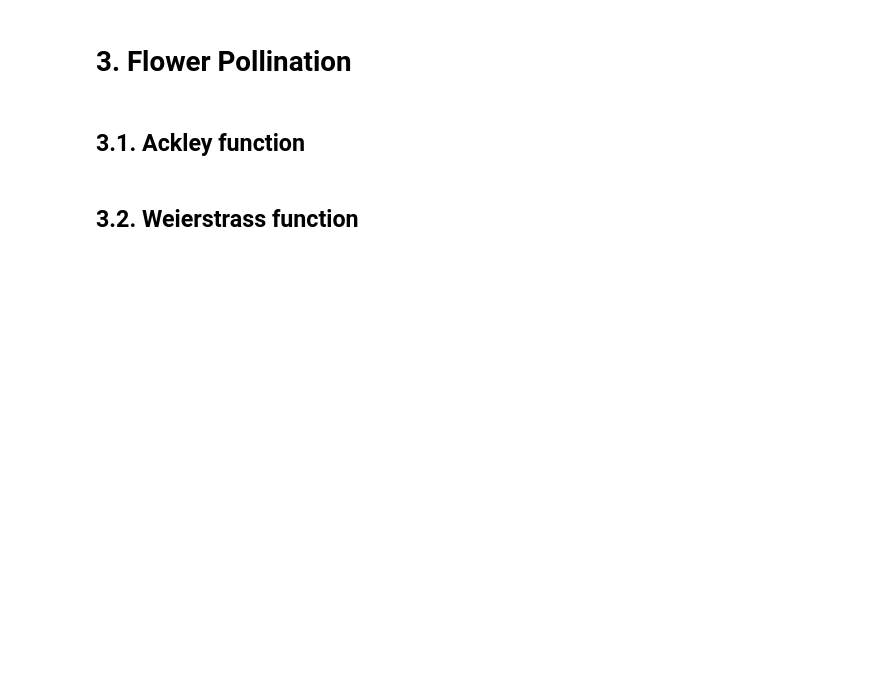
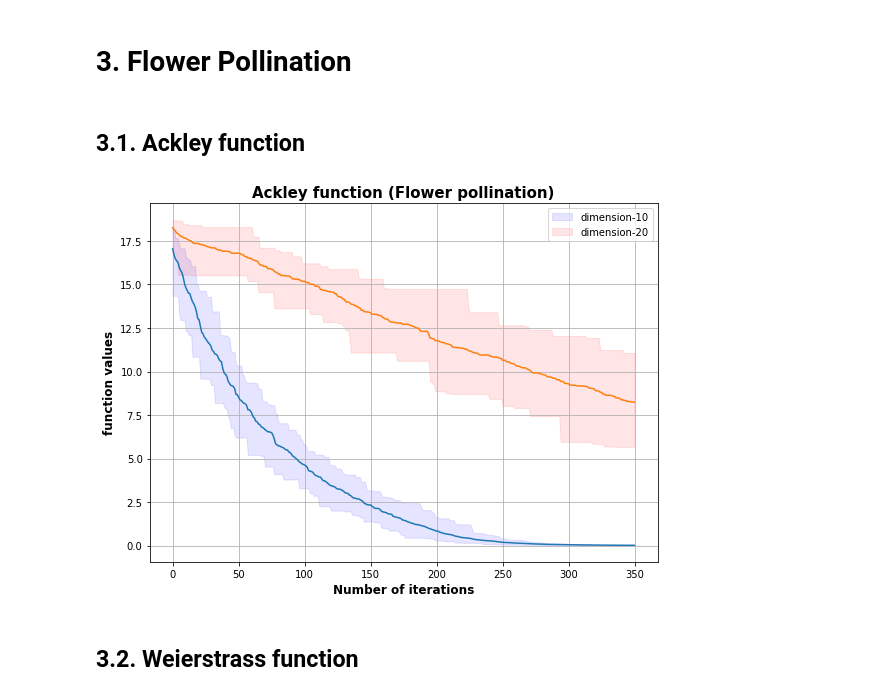
Before and after one commit to Quan-En/Optimization, a Jupyter notebook: assignment3/test_result.ipynb, the cells around one changed output. Cells and saved outputs as stored; diff of their text form; code cells hidden in the pictures; blank space fills up the shorter version.

```diff
--- a/assignment3/test_result.ipynb
+++ b/assignment3/test_result.ipynb
@@ -193,2 +197,41 @@ plt.show()
+# %%
+all_values_list_fpa_ackley_10d = []
+all_values_list_fpa_ackley_20d = []
+# %%
+for i in range(20):
+    values, points = fpa_ackley_10dim.forward(350)
+    all_values_list_fpa_ackley_10d.append(array(values))
+# %%
+for i in range(20):
+    values, points = fpa_ackley_20dim.forward(350)
+    all_values_list_fpa_ackley_20d.append(array(values))
+# %%
+all_values_matrix_fpa_ackley_10d = np.row_stack(all_values_list_fpa_ackley_10d) # array(number of test, number of iteration)
+
+max_line_fpa_ackley_10d = np.max(all_values_matrix_fpa_ackley_10d, axis=0)
+mean_line_fpa_ackley_10d = np.mean(all_values_matrix_fpa_ackley_10d, axis=0)
+min_line_fpa_ackley_10d = np.min(all_values_matrix_fpa_ackley_10d, axis=0)
+
+all_values_matrix_fpa_ackley_20d = np.row_stack(all_values_list_fpa_ackley_20d) # array(number of test, number of iteration)
+
+max_line_fpa_ackley_20d = np.max(all_values_matrix_fpa_ackley_20d, axis=0)
+mean_line_fpa_ackley_20d = np.mean(all_values_matrix_fpa_ackley_20d, axis=0)
+min_line_fpa_ackley_20d = np.min(all_values_matrix_fpa_ackley_20d, axis=0)
+# %%
+plt.figure(figsize=(8, 6))
+plt.plot(range(351), mean_line_fpa_ackley_10d)
+plt.fill_between(range(351), min_line_fpa_ackley_10d, max_line_fpa_ackley_10d, color="b", alpha=0.1, label="dimension-10")
+
+plt.plot(range(351), mean_line_fpa_ackley_20d)
+plt.fill_between(range(351), min_line_fpa_ackley_20d, max_line_fpa_ackley_20d, color="r", alpha=0.1, label="dimension-20")
+plt.xlabel("Number of iterations", weight="bold", size=12)
+plt.ylabel("function values", weight="bold", size=12)
+plt.title("Ackley function (Flower pollination)", weight="bold", size=15)
+plt.grid(True)
+plt.legend()
+plt.tight_layout()
+plt.show()
+# %% [output]
+[figure, added]
 # %% [markdown]
 ## 3.2. Weierstrass function
```
Also changed, not shown: parts of 8 cells of this notebook, 1 other file.
